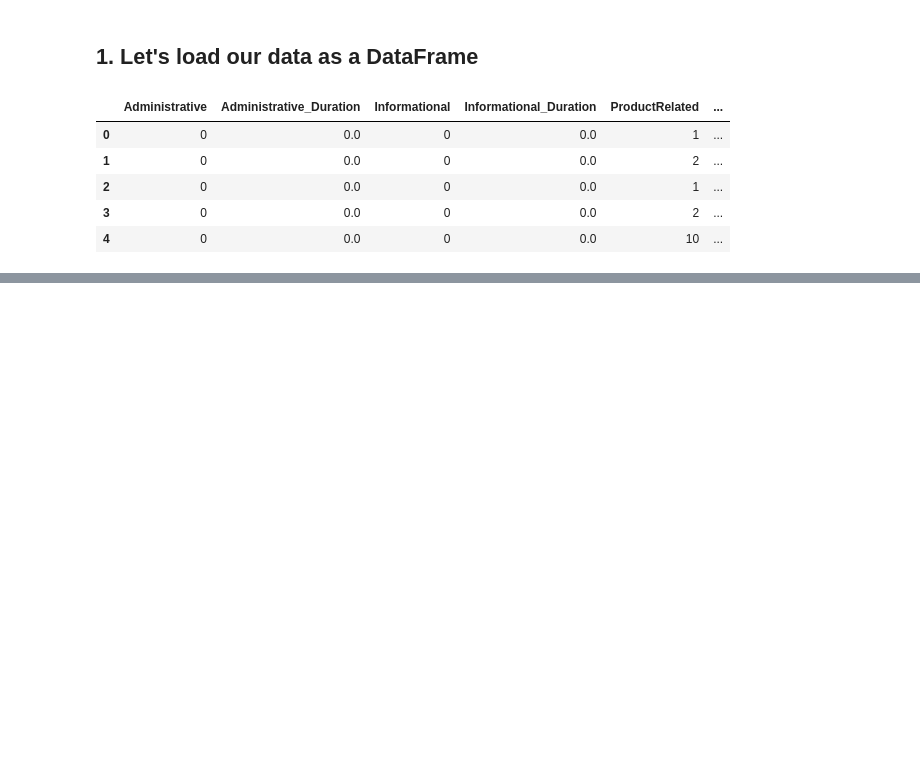
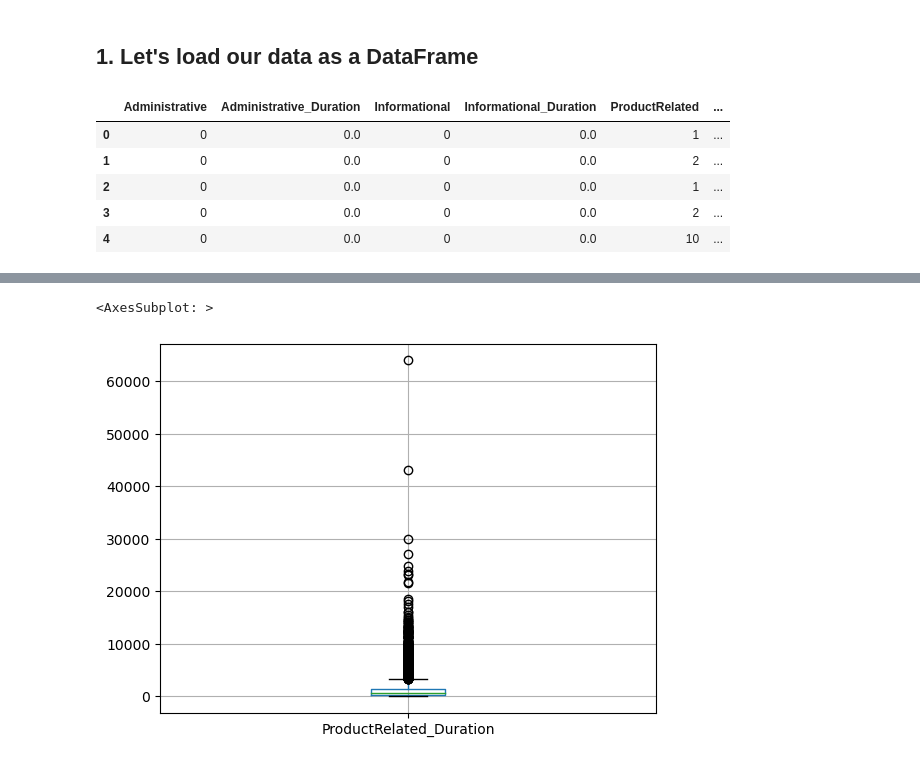
Before and after one commit to nicogkz/DS_Demo, a Jupyter notebook: 0_DataWrangling_and_Explo/1_DataExplo/1_Online_purchasing_intention/online_purchasing_intention.ipynb, the cells around one changed output, grey strips where cells are left out. Saved outputs shown, nothing was run; the diff lists cells and outputs as text; code cells hidden in the pictures; blank space fills up the shorter version.

```diff
--- a/0_DataWrangling_and_Explo/1_DataExplo/1_Online_purchasing_intention/online_purchasing_intention.ipynb
+++ b/0_DataWrangling_and_Explo/1_DataExplo/1_Online_purchasing_intention/online_purchasing_intention.ipynb
@@ -40,0 +140,5 @@ dtype: object
+# %%
+df.boxplot(column=['ProductRelated_Duration'])
+# %% [output]
+<AxesSubplot: >
+[figure, added]
```
Also changed, not shown: parts of 22 cells of this notebook.
